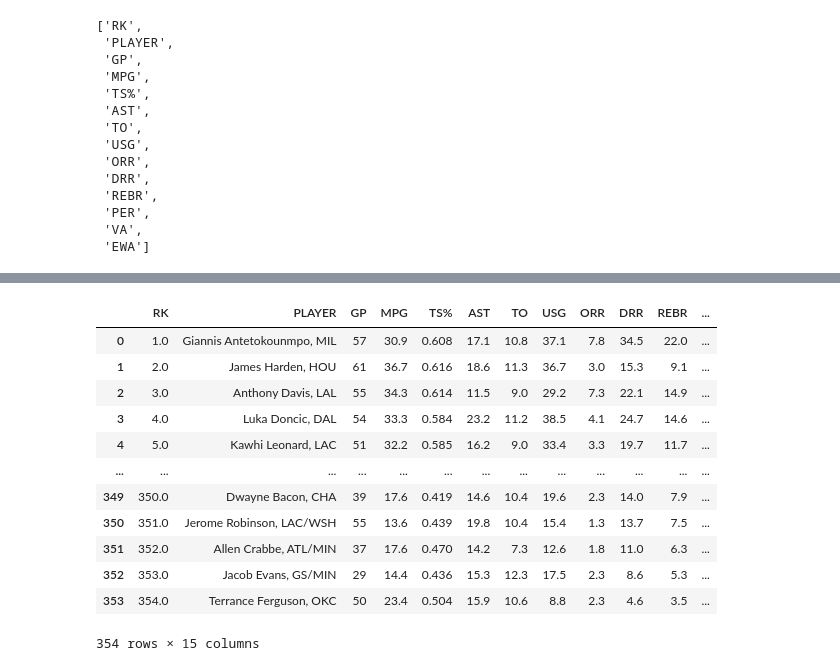
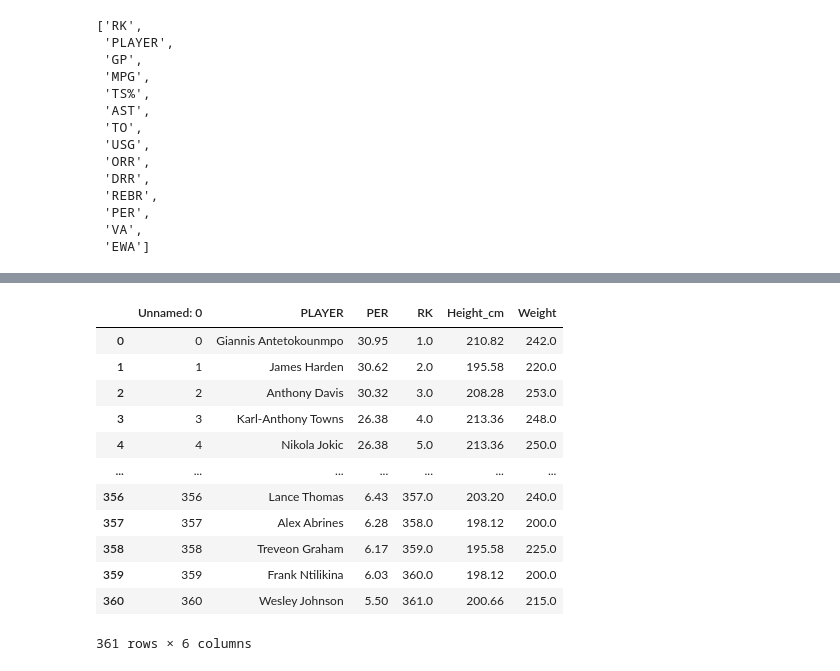
Before and after one commit to xtfocus/VSmonash, a Jupyter notebook: asm/EDA/meat/nba_PER.ipynb, the cells around one changed output, grey strips where cells are left out. Drawn from its saved outputs; the diff is of its cells as text; code cells hidden in the pictures.

```diff
--- a/asm/EDA/meat/nba_PER.ipynb
+++ b/asm/EDA/meat/nba_PER.ipynb
@@ -168,0 +214,17 @@ d
+# %%
+d = pd.read_csv('short_PER_1819.csv')
+d
+# %% [output]
+|  | Unnamed: 0 | PLAYER | PER | RK | Height_cm | Weight |
+| 0 | 0 | Giannis Antetokounmpo | 30.95 | 1.0 | 210.82 | 242.0 |
+| 1 | 1 | James Harden | 30.62 | 2.0 | 195.58 | 220.0 |
+| 2 | 2 | Anthony Davis | 30.32 | 3.0 | 208.28 | 253.0 |
+| 3 | 3 | Karl-Anthony Towns | 26.38 | 4.0 | 213.36 | 248.0 |
+| 4 | 4 | Nikola Jokic | 26.38 | 5.0 | 213.36 | 250.0 |
+| ... | ... | ... | ... | ... | ... | ... |
+| 356 | 356 | Lance Thomas | 6.43 | 357.0 | 203.20 | 240.0 |
+| 357 | 357 | Alex Abrines | 6.28 | 358.0 | 198.12 | 200.0 |
+| 358 | 358 | Treveon Graham | 6.17 | 359.0 | 195.58 | 225.0 |
+| 359 | 359 | Frank Ntilikina | 6.03 | 360.0 | 198.12 | 200.0 |
+| 360 | 360 | Wesley Johnson | 5.50 | 361.0 | 200.66 | 215.0 |
+361 rows × 6 columns
@@ -171,16 +236,0 @@ d['TEAM'] = d['PLAYER'].apply(team)
-# %%
-d
-# %% [output]
-|  | RK | PLAYER | GP | MPG | TS% | AST | TO | USG | ORR | DRR | REBR | ... |
-| 0 | 1.0 | Giannis Antetokounmpo, MIL | 57 | 30.9 | 0.608 | 17.1 | 10.8 | 37.1 | 7.8 | 34.5 | 22.0 | ... |
-| 1 | 2.0 | James Harden, HOU | 61 | 36.7 | 0.616 | 18.6 | 11.3 | 36.7 | 3.0 | 15.3 | 9.1 | ... |
-| 2 | 3.0 | Anthony Davis, LAL | 55 | 34.3 | 0.614 | 11.5 | 9.0 | 29.2 | 7.3 | 22.1 | 14.9 | ... |
-| 3 | 4.0 | Luka Doncic, DAL | 54 | 33.3 | 0.584 | 23.2 | 11.2 | 38.5 | 4.1 | 24.7 | 14.6 | ... |
-| 4 | 5.0 | Kawhi Leonard, LAC | 51 | 32.2 | 0.585 | 16.2 | 9.0 | 33.4 | 3.3 | 19.7 | 11.7 | ... |
-| ... | ... | ... | ... | ... | ... | ... | ... | ... | ... | ... | ... | ... |
-| 349 | 350.0 | Dwayne Bacon, CHA | 39 | 17.6 | 0.419 | 14.6 | 10.4 | 19.6 | 2.3 | 14.0 | 7.9 | ... |
-| 350 | 351.0 | Jerome Robinson, LAC/WSH | 55 | 13.6 | 0.439 | 19.8 | 10.4 | 15.4 | 1.3 | 13.7 | 7.5 | ... |
-| 351 | 352.0 | Allen Crabbe, ATL/MIN | 37 | 17.6 | 0.470 | 14.2 | 7.3 | 12.6 | 1.8 | 11.0 | 6.3 | ... |
-| 352 | 353.0 | Jacob Evans, GS/MIN | 29 | 14.4 | 0.436 | 15.3 | 12.3 | 17.5 | 2.3 | 8.6 | 5.3 | ... |
-| 353 | 354.0 | Terrance Ferguson, OKC | 50 | 23.4 | 0.504 | 15.9 | 10.6 | 8.8 | 2.3 | 4.6 | 3.5 | ... |
-354 rows × 15 columns
```
Also changed, not shown: parts of 21 cells of this notebook, 28 other files.
